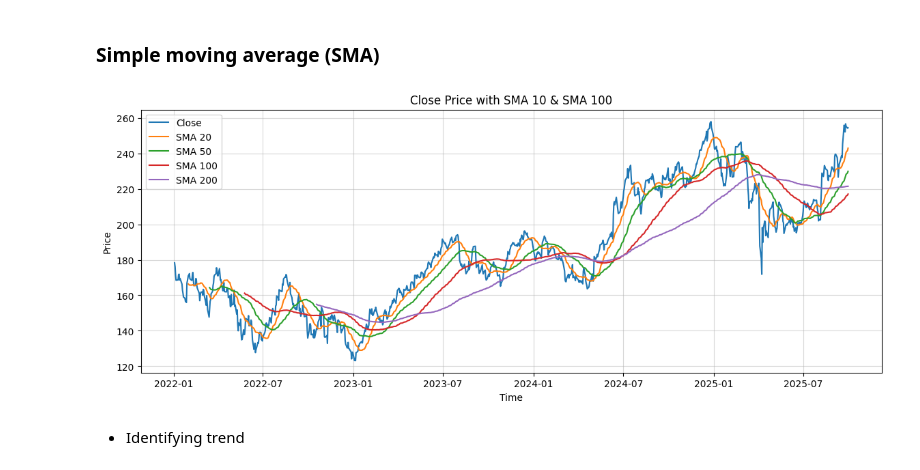
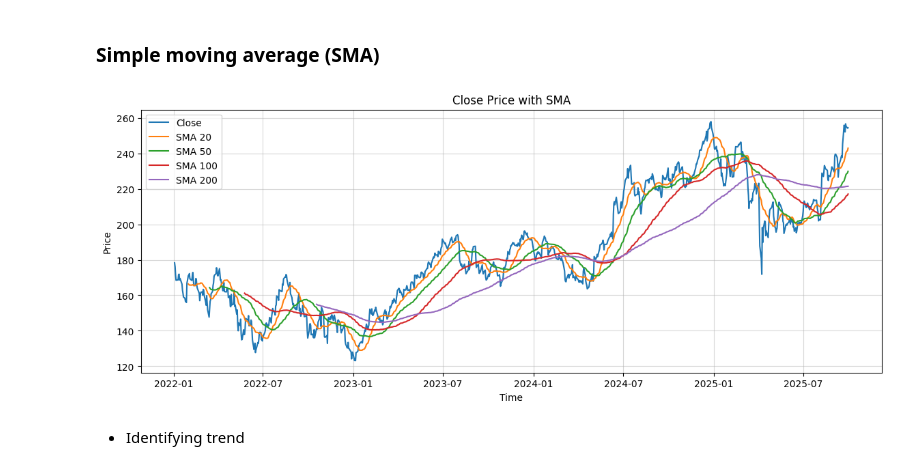
Before and after one commit to tamnguyen-2905/CF_Tam22110193, a Jupyter notebook: LAB_1_SMA_MOMENTUM/hi.ipynb, the cells around one changed output. Drawn from its saved outputs; the diff is of its cells as text; code cells hidden in the pictures.

```diff
--- a/LAB_1_SMA_MOMENTUM/hi.ipynb
+++ b/LAB_1_SMA_MOMENTUM/hi.ipynb
@@ -48,18 +48,18 @@ df['SMA_200'] = df['Close'].rolling(window=200).mean() # rolling windows 50 days
 # %%
 plt.figure(figsize=(14,5))
 plt.plot(df['Close'], label='Close')      # Giá
 plt.plot(df['SMA_20'], label='SMA 20')    # SMA 20
 plt.plot(df['SMA_50'], label='SMA 50')    # SMA 50
 plt.plot(df['SMA_100'], label='SMA 100')  # SMA 100
 plt.plot(df['SMA_200'], label='SMA 200')  # SMA 200
 plt.grid(True, alpha=0.5)
 plt.legend()
 plt.xlabel("Time")
 plt.ylabel("Price")
-plt.title("Close Price with SMA 10 & SMA 100")
+plt.title("Close Price with SMA")
 plt.show()
 # %% [output]
-[figure, old version]
+[figure, new version]
 # %% [markdown]
 - Identifying trend
 # %% [markdown]
```
Also changed, not shown: parts of 3 cells of this notebook, 1 other file.
